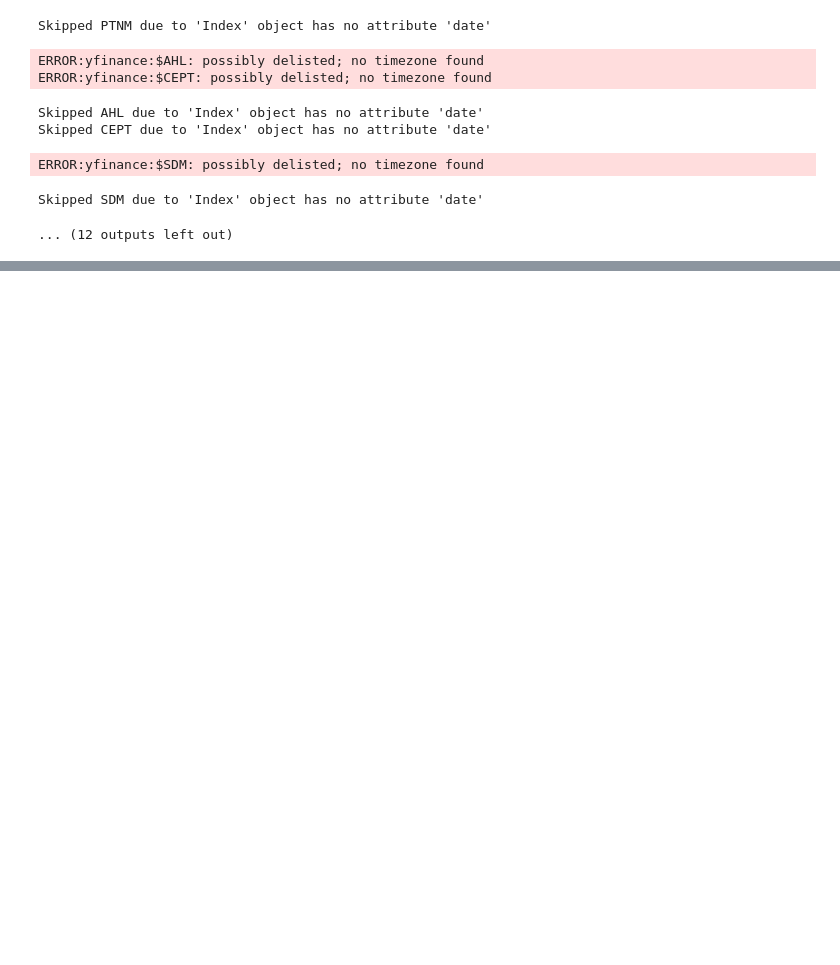
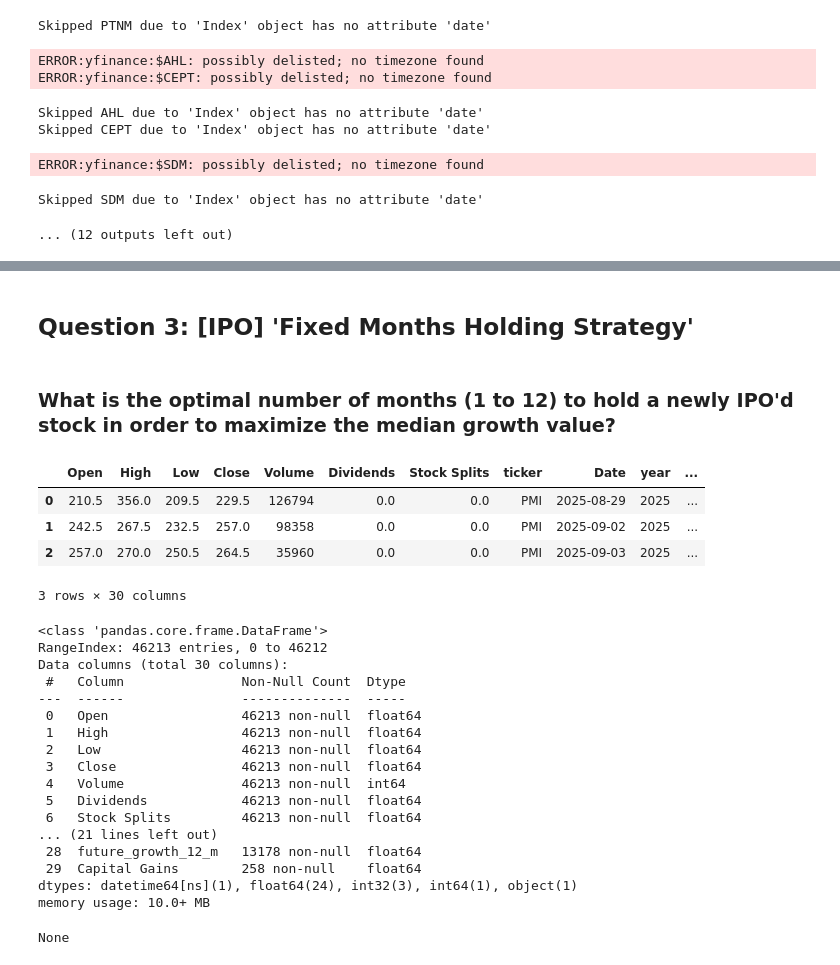
Before and after one commit to romadvincula/learn, a Jupyter notebook: dtc/stock-market-analytics-zoomcamp-2026/02-dataframe-analysis/homework2_answered.ipynb, the cells around one changed output, grey strips where cells are left out. Cells and saved outputs as stored; diff of their text form; code cells hidden in the pictures; blank space fills up the shorter version.

```diff
--- a/dtc/stock-market-analytics-zoomcamp-2026/02-dataframe-analysis/homework2_answered.ipynb
+++ b/dtc/stock-market-analytics-zoomcamp-2026/02-dataframe-analysis/homework2_answered.ipynb
@@ -297,0 +315,31 @@ display(stocks_filtered.describe())
+# %% [markdown]
+## Question 3: [IPO] 'Fixed Months Holding Strategy'
+# %% [markdown]
+### What is the optimal number of months (1 to 12) to hold a newly IPO'd stock in order to maximize the median growth value?
+# %%
+display(stocks_df.head(3))
+display(stocks_df.info())
+# %% [output]
+|  | Open | High | Low | Close | Volume | Dividends | Stock Splits | ticker | Date | year | ... |
+| 0 | 210.5 | 356.0 | 209.5 | 229.5 | 126794 | 0.0 | 0.0 | PMI | 2025-08-29 | 2025 | ... |
+| 1 | 242.5 | 267.5 | 232.5 | 257.0 | 98358 | 0.0 | 0.0 | PMI | 2025-09-02 | 2025 | ... |
+| 2 | 257.0 | 270.0 | 250.5 | 264.5 | 35960 | 0.0 | 0.0 | PMI | 2025-09-03 | 2025 | ... |
+3 rows × 30 columns
+<class 'pandas.core.frame.DataFrame'>
+RangeIndex: 46213 entries, 0 to 46212
+Data columns (total 30 columns):
+ #   Column               Non-Null Count  Dtype
+---  ------               --------------  -----
+ 0   Open                 46213 non-null  float64
+ 1   High                 46213 non-null  float64
+ 2   Low                  46213 non-null  float64
+ 3   Close                46213 non-null  float64
+ 4   Volume               46213 non-null  int64
+ 5   Dividends            46213 non-null  float64
+ 6   Stock Splits         46213 non-null  float64
+... (21 lines left out)
+ 28  future_growth_12_m   13178 non-null  float64
+ 29  Capital Gains        258 non-null    float64
+dtypes: datetime64[ns](1), float64(24), int32(3), int64(1), object(1)
+memory usage: 10.0+ MB
+None
```
Also changed, not shown: parts of 10 cells of this notebook.
